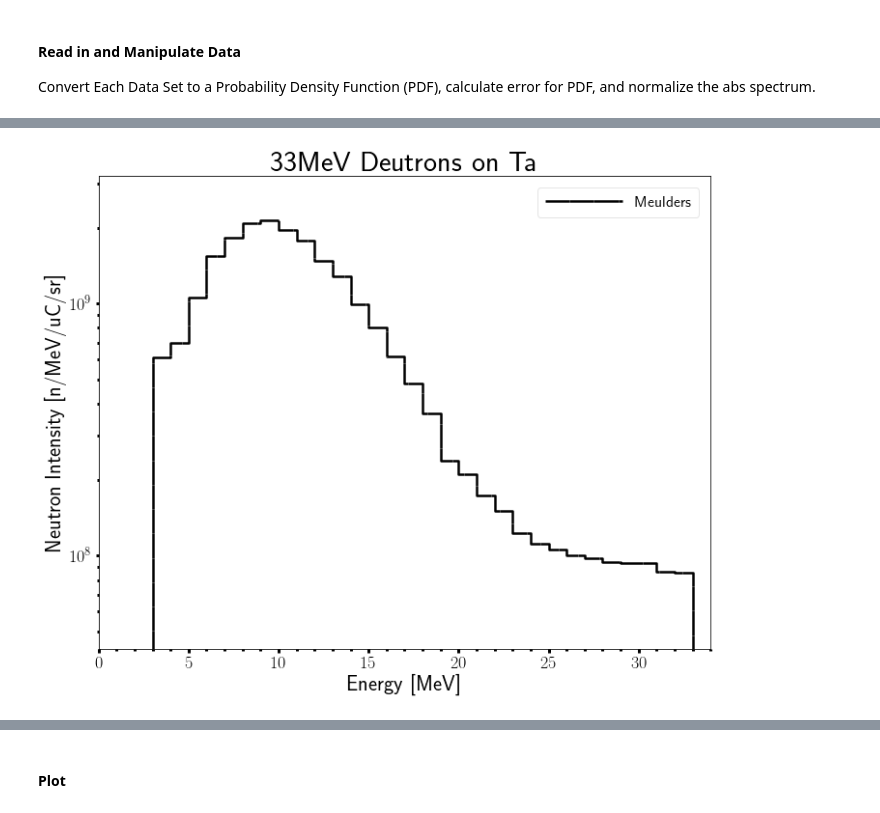
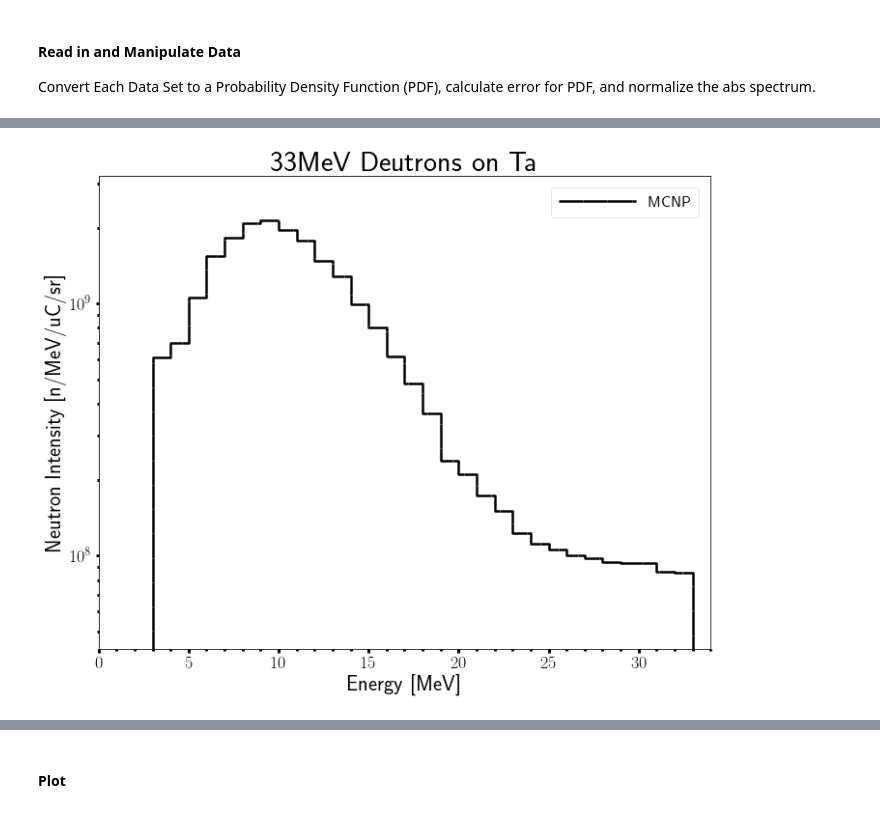
Before and after one commit to 2lambda123/88_Data, a Jupyter notebook: Experiments/PHS/33MeVTa_29-31Mar17/33MeVTa_BeamOnly.ipynb, the cells around one changed output, grey strips where cells are left out. Cells and saved outputs as stored; diff of their text form; code cells hidden in the pictures.

```diff
--- a/Experiments/PHS/33MeVTa_29-31Mar17/33MeVTa_BeamOnly.ipynb
+++ b/Experiments/PHS/33MeVTa_29-31Mar17/33MeVTa_BeamOnly.ipynb
@@ -1592,21 +1601,21 @@ faltwPHSHisto.plot(measPHSHisto, logY=True, title='33MeV Deutrons on Ta', xLabel
 # %%
 # Read in Meulders data and normalize
 meuldersData = pd.read_table(meuldersPath+meuldersName, delim_whitespace=True,
-                             names=['midE', 'absFlux'])
-meuldersData['absFlux'] = bin_differentiation(meuldersData['midE'],meuldersData['absFlux'],
-                                             edgeLoc="mid")
+                             names=['upE', 'absFlux'])
+meuldersData['absFlux'] = bin_differentiation(meuldersData['upE'],meuldersData['absFlux'],
+                                             edgeLoc=meuldersBinBounds)
 meuldersData['pdfFlux'] = normAUBC(meuldersData['absFlux'])
 
 # Build pdf histogram object
 meuldersHisto=Histogram()
-meuldersHisto.build_histo(meuldersData['midE'].tolist(), meuldersData['pdfFlux'].tolist(),
+meuldersHisto.build_histo(meuldersData['upE'].tolist(), meuldersData['pdfFlux'].tolist(),
                          edgeLoc=meuldersBinBounds, name='Meulders')
 
 # Build norm histogram object
 meuldersNormHisto=Histogram()
-meuldersNormHisto.build_histo(meuldersData['midE'].tolist(), meuldersData['absFlux'].tolist(),
-                         edgeLoc=meuldersBinBounds, name='Meulders')
+meuldersNormHisto.build_histo(meuldersData['upE'].tolist(), meuldersData['absFlux'].tolist(),
+                         edgeLoc=meuldersBinBounds, name='MCNP')
 meuldersNormHisto.plot(logY=True, title='33MeV Deutrons on Ta', xLabel='Energy [MeV]',
                  yLabel='Neutron Intensity [n/MeV/uC/sr]')
 # %% [output]
-[figure, old version]
+[figure, new version]
```
Also changed, not shown: parts of 9 cells of this notebook.
